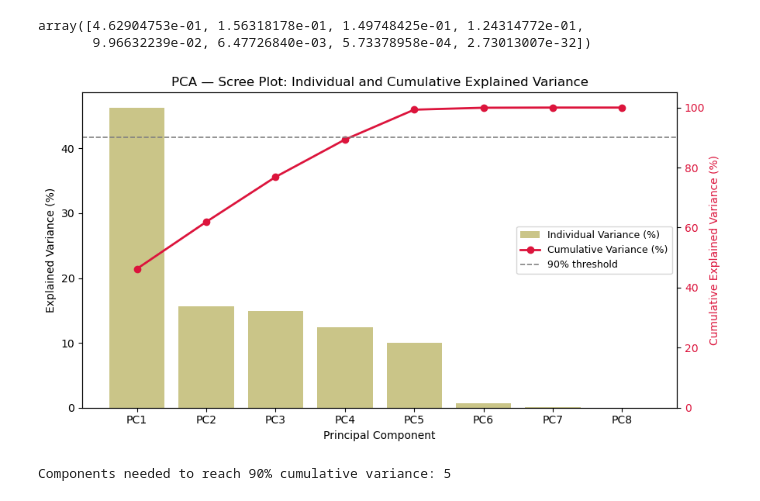
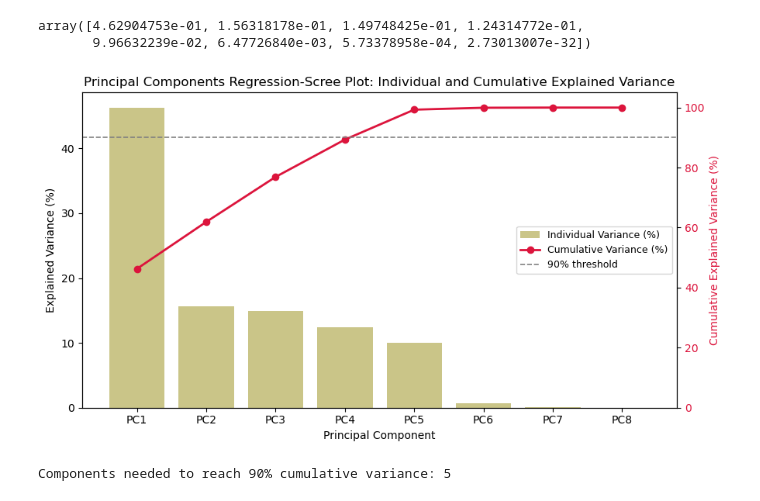
Before and after one commit to aakriti-poudel-chhetri/assignment-3, a Jupyter notebook: task1/hw3-task1.ipynb, the cells around one changed output. Saved outputs shown, nothing was run; the diff lists cells and outputs as text; code cells hidden in the pictures.

```diff
--- a/task1/hw3-task1.ipynb
+++ b/task1/hw3-task1.ipynb
@@ -515,35 +515,35 @@ array([4.62904753e-01, 1.56318178e-01, 1.49748425e-01, 1.24314772e-01,
 # %%
 # Scree plot (bars show individual variance per component, line shows running total)
 pc_labels = [f'PC{i+1}' for i in range(8)]
 
 fig, ax1 = plt.subplots(figsize=(9, 5))
 
 # Bar chart on the left y-axis
 ax1.bar(pc_labels, explained_var * 100, color='darkkhaki', alpha=0.8,
         label='Individual Variance (%)')
 ax1.set_xlabel('Principal Component')
 ax1.set_ylabel('Explained Variance (%)', color='black')
 ax1.tick_params(axis='y', labelcolor='black')
 
 # Cumulative line on the right y-axis
 ax2 = ax1.twinx()
 ax2.plot(pc_labels, cumulative_var * 100, color='crimson', marker='o',
          linewidth=2, label='Cumulative Variance (%)')
 ax2.axhline(90, color='gray', linestyle='--', linewidth=1.2, label='90% threshold')
 ax2.set_ylabel('Cumulative Explained Variance (%)', color='crimson')
 ax2.tick_params(axis='y', labelcolor='crimson')
 ax2.set_ylim(0, 105)
 
 # Combine legends from both axes into one
 lines1, labels1 = ax1.get_legend_handles_labels()
 lines2, labels2 = ax2.get_legend_handles_labels()
 ax1.legend(lines1 + lines2, labels1 + labels2, loc='center right', fontsize=9)
 
-plt.title('PCA — Scree Plot: Individual and Cumulative Explained Variance')
+plt.title('Principal Components Regression-Scree Plot: Individual and Cumulative Explained Variance')
 plt.tight_layout()
 plt.show()
 # %% [output]
-[figure, old version]
+[figure, new version]
 # %%
 # Identify the minimum number of components needed to reach 90% cumulative variance
 n_90 = np.argmax(cumulative_var >= 0.90) + 1
```
Also changed, not shown: parts of 4 cells of this notebook.
